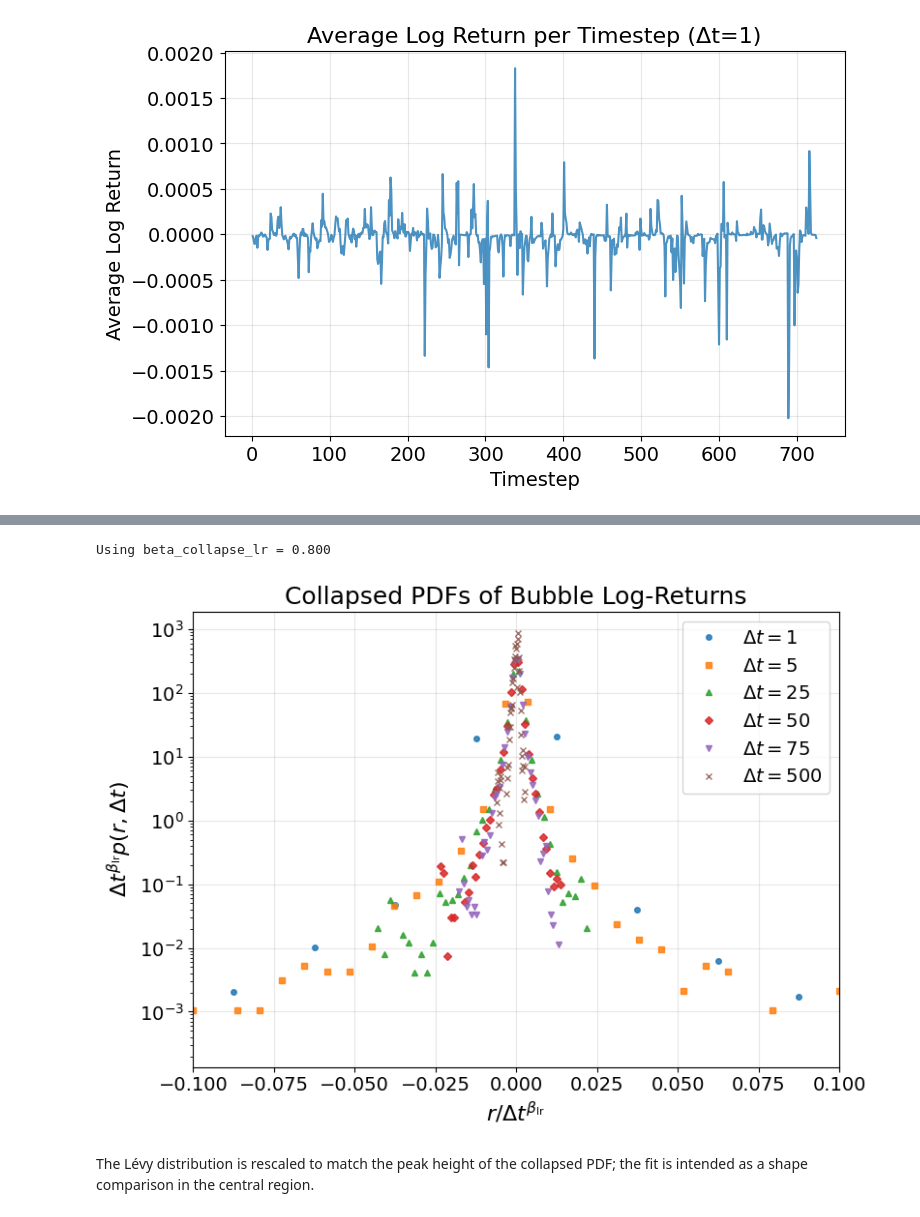
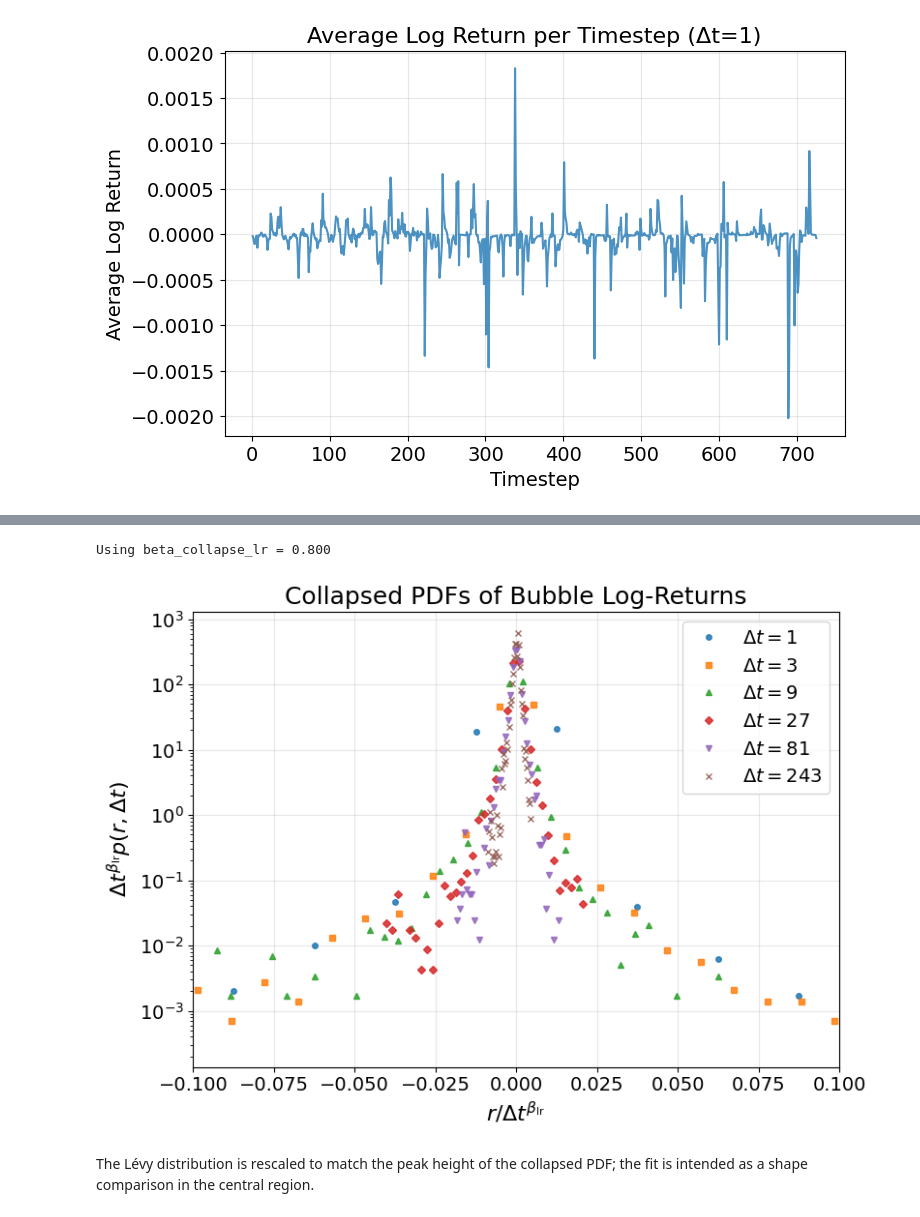
Before and after one commit to conorkirby/capstone, a Jupyter notebook: ProjectNotebooks/04_LogReturns.ipynb, the cells around one changed output, grey strips where cells are left out. Saved outputs shown, nothing was run; the diff lists cells and outputs as text; code cells hidden in the pictures.

```diff
--- a/ProjectNotebooks/04_LogReturns.ipynb
+++ b/ProjectNotebooks/04_LogReturns.ipynb
@@ -33,7 +33,7 @@ BOX_SIZE2: 20.203051
 # %%
 
 # Log Returns for Multiple dt Values
-dt_values = [1, 5, 25, 50, 75, 500]
+dt_values = [1, 3, 9, 27, 81, 243]
 
 fig, axs = plt.subplots(2, 3, figsize=(15, 10))
 axs = axs.ravel()
@@ -369,11 +397,61 @@ plt.show()
 # %%
+C_vals = [0.50, 0.15, 0.03]
+
+def get_abs_logreturns_bubbles(dt):
+    all_r = get_signed_logreturns_bubbles(dt)
+    return np.abs(all_r)
+
+dt_plot_order = sorted(dt_values)
+assert 1 in dt_plot_order, "Need Δt=1 included for normalization."
+
+abs_lr_samples = {
+    dt: get_abs_logreturns_bubbles(dt)
+    for dt in dt_plot_order
+    if get_abs_logreturns_bubbles(dt).size > 0
+}
+
+X_C_dt_lr = {C: {} for C in C_vals}
+
+for C in C_vals:
+    q = 1.0 - C
+    for dt, vals in abs_lr_samples.items():
+        X_C_dt_lr[C][dt] = float(np.quantile(vals, q))
+
+fig, axs = plt.subplots(1, 2, figsize=(15, 5))
+axs = axs.ravel()
+markers = ['o', 's', '^', 'D', 'v', 'x']
+
+for i, C in enumerate(C_vals):
+    dts = np.array(sorted(X_C_dt_lr[C].keys()))
+    Xs  = np.array([X_C_dt_lr[C][dt] for dt in dts])
+    X1  = X_C_dt_lr[C][1]
+
+    ratio = Xs / X1
+
+    beta_lr, logA_lr = np.polyfit(np.log(dts), np.log(ratio), 1)
+    A_lr = np.exp(logA_lr)
+    fit_curve = A_lr * dts**beta_lr
+
+    axs[0].loglog(
+        dts, ratio,
+        marker=markers[i % len(markers)],
+        linestyle='none',
+        label=fr'$C={C}$  (β≈{beta_lr:.2f})'
+    )
+    axs[0].loglog(dts, fit_curve, linestyle='-', alpha=0.6)
+
+axs[0].set_xlabel(r'$\Delta t$', fontsize=14)
+axs[0].set_ylabel(r'$X(C,\Delta t)/X(C,1)$', fontsize=14)
+axs[0].set_title('Bubble Log-Returns: CCDF Cut Scaling', fontsize=16)
+axs[0].grid(alpha=0.3, which='both')
+axs[0].legend()
+
 # ==== Collapse signed log-return PDFs for bubbles ====
 # choose beta_collapse_lr manually (e.g. from CCDF cuts or some fit you did elsewhere)
 beta_collapse_lr = 0.8
 
 print(f"Using beta_collapse_lr = {beta_collapse_lr:.3f}")
 
-plt.figure(figsize=(8, 6))
 markers = ['o', 's', '^', 'D', 'v', 'x']
 
 # keep dt ordering consistent with other plots
@@ -382,44 +460,43 @@ dt_plot_order = sorted(dt_values)
 for idx, dt in enumerate(dt_plot_order):
     # your helper: returns signed log-returns for a given dt
     all_r = get_signed_logreturns_bubbles(dt)
     if all_r.size == 0:
         continue
 
     # histogram as PDF over some symmetric range in r
     bins = 80
     rng = (-1, 1)
     counts, edges = np.histogram(all_r, bins=bins, range=rng, density=True)
     centers = 0.5 * (edges[:-1] + edges[1:])
 
     # scaling factor s(dt) = dt^beta
     s_dt = dt ** beta_collapse_lr
 
     # rescale x and p(x) according to dynamic scaling ansatz
     x_scaled   = centers / s_dt
     pdf_scaled = counts * s_dt
 
-    plt.plot(
+    axs[1].plot(
         x_scaled, pdf_scaled,
         marker=markers[idx % len(markers)],
         linestyle='none',
         alpha=0.85,
         markersize=4,
         label=rf'$\Delta t = {dt}$'
     )
 
-plt.yscale('log')  # log y, as you had
-plt.xlabel(r"$r / \Delta t^{\beta_{\mathrm{lr}}}$", fontsize=16)
-plt.ylabel(r"$\Delta t^{\beta_{\mathrm{lr}}} p(r,\Delta t)$", fontsize=16)
-plt.title("Collapsed PDFs of Bubble Log-Returns", fontsize=18)
-plt.grid(alpha=0.3)
-plt.legend()
-plt.tight_layout()
-plt.xlim(-0.1, 0.1)
-plt.savefig("/Users/conorkirby/Library/Mobile Documents/com~apple~CloudDocs/Coding/projects/python/capstone/Figures_Sample2/04_Figures/logreturn_pdf_collapse_beta_lr_2.png", dpi=300, bbox_inches='tight')
+axs[1].set_yscale('log')  # log y, as you had
+axs[1].set_xlabel(r"$r / \Delta t^{\beta_{\mathrm{lr}}}$", fontsize=16)
+axs[1].set_ylabel(r"$\Delta t^{\beta_{\mathrm{lr}}} p(r,\Delta t)$", fontsize=16)
+axs[1].set_title("Collapsed PDFs of Bubble Log-Returns", fontsize=18)
+axs[1].grid(alpha=0.3)
+axs[1].legend()
+axs[1].set_xlim(-0.1, 0.1)
+plt.savefig("/Users/conorkirby/Library/Mobile Documents/com~apple~CloudDocs/Coding/projects/python/capstone/Figures/logreturn_ccdf_collapse2.png", dpi=300, bbox_inches='tight')
 plt.show()
 # %% [output]
 Using beta_collapse_lr = 0.800
-[figure, old version]
+[figure, new version]
 # %%
 import numpy as np
 from scipy.stats import levy_stable
```
Also changed, not shown: parts of 8 cells of this notebook, 18 other files.
